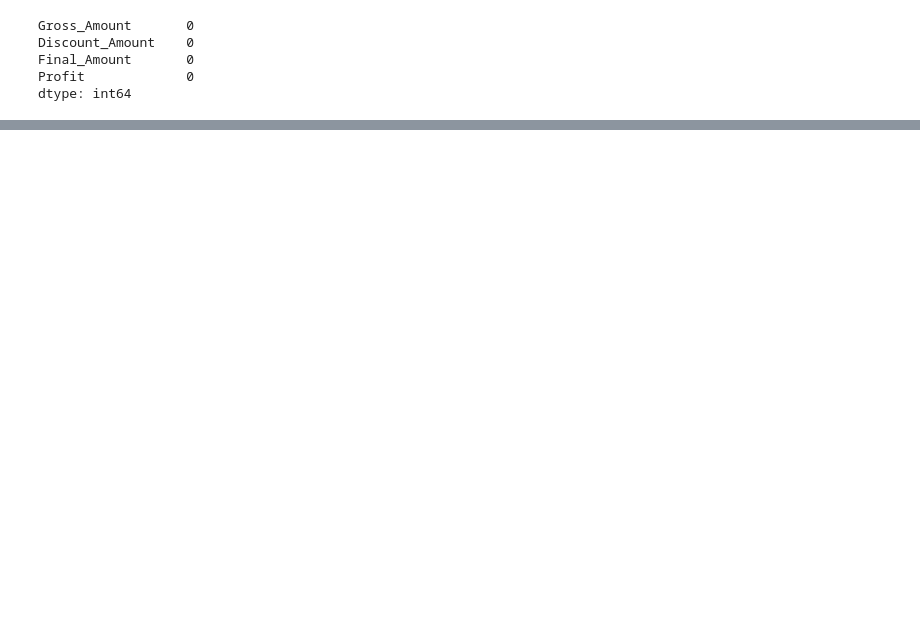
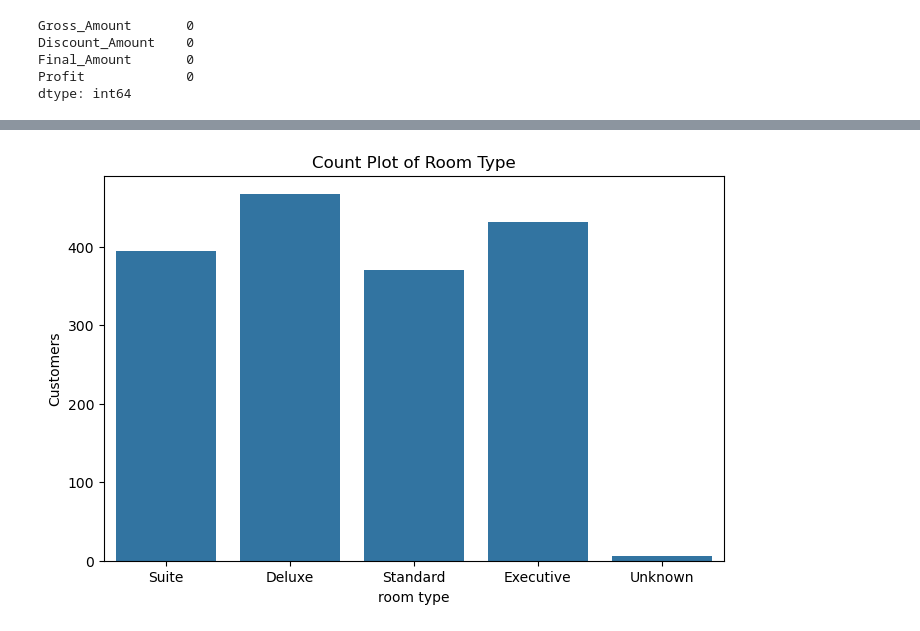
Before and after one commit to ParitoshAttketi/Jupyter_python_work, a Jupyter notebook: day39tasks.ipynb, the cells around one changed output, grey strips where cells are left out. Cells and saved outputs as stored; diff of their text form; code cells hidden in the pictures; blank space fills up the shorter version.

```diff
--- a/day39tasks.ipynb
+++ b/day39tasks.ipynb
@@ -602,7 +615,7 @@ dtype: int64
 #Explanation: Dates like 32/13/2025 are impossible. Identify and either remove those rows or
 #set the date to missing.
 
-df["Booking_Date"] = pd.to_datetime(
-    df["Booking_Date"],
-    errors="coerce"
-)
+df["Booking_Date"] = pd.to_datetime(df["Booking_Date"],errors="coerce")
+df= df.dropna(subset=["Booking_ID"])
+df["Booking_ID"].value_counts()
+df["Booking_ID"].isna().sum()
@@ -620,0 +767,19 @@ df
+# %%
+#2. Count Plot of Room Type
+#What to plot: Number of bookings for each room type
+#Columns: Room Type
+#Required: Room Type cleaned and standardized (Deluxe, Suite, Standard, Executive)
+#Easy explanation: Quickly tells which room type is booked the most.
+plt.figure(figsize=(8, 5))
+
+sns.countplot(
+    data=df,
+    x="Room_Type"
+)
+
+plt.title("Count Plot of Room Type")
+plt.xlabel("room type")
+plt.ylabel("Customers")
+plt.show()
+# %% [output]
+[figure, added]
```
Also changed, not shown: parts of 40 cells of this notebook, 2 other files.
